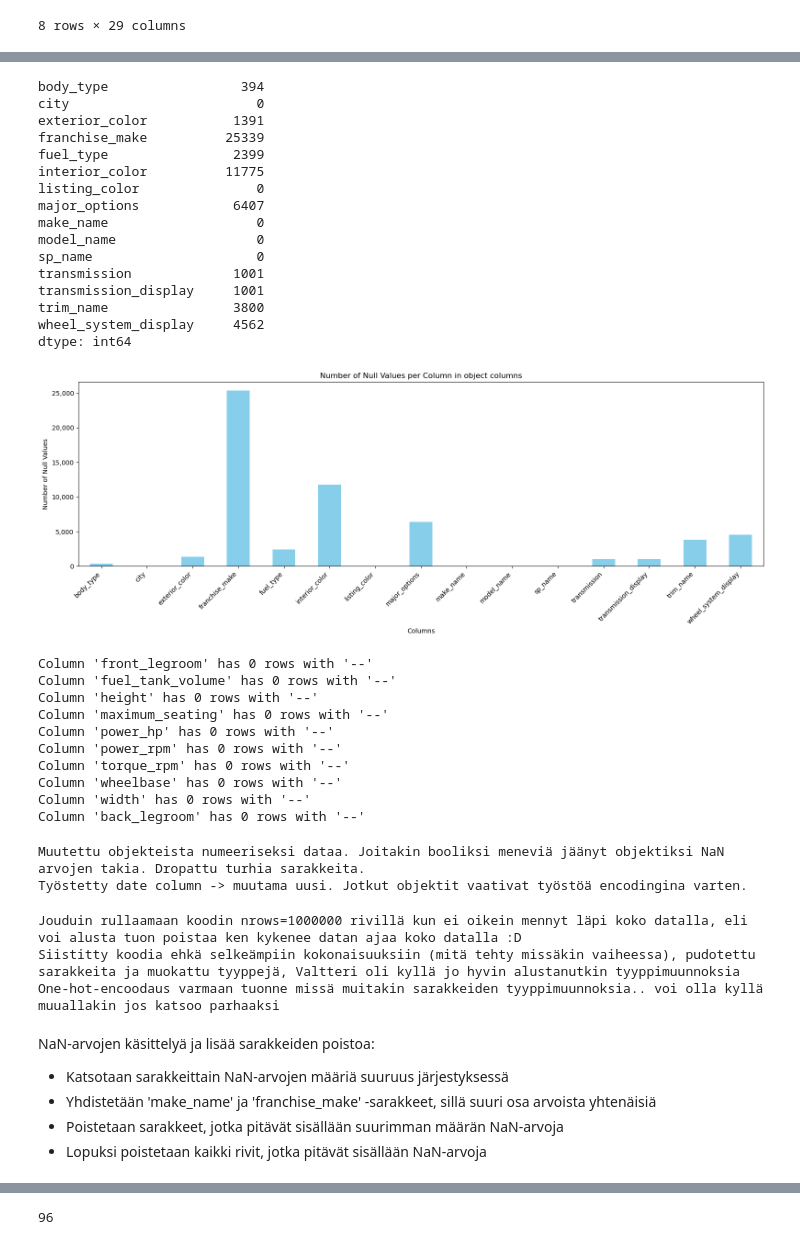
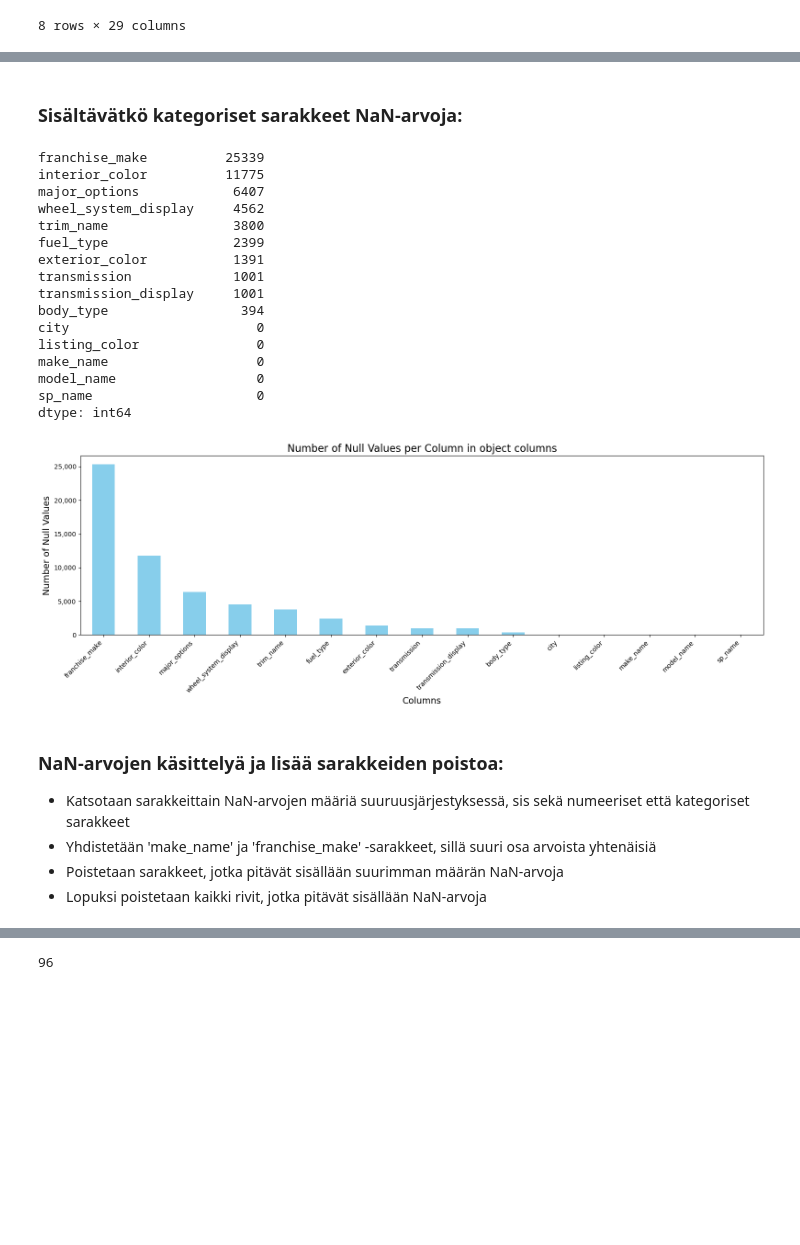
Before and after one commit to JermuSo/aida_project_group1, a Jupyter notebook: docs/Phase 3/phase_3_results.ipynb, the cells around one changed output, grey strips where cells are left out. Saved outputs shown, nothing was run; the diff lists cells and outputs as text; code cells hidden in the pictures; blank space fills up the shorter version.

```diff
--- a/docs/Phase 3/phase_3_results.ipynb
+++ b/docs/Phase 3/phase_3_results.ipynb
@@ -43,12 +43,12 @@ print("Data loaded successfully.")
 # %% [output]
 Data loaded successfully.
 # %%
-'''import pandas as pd
+import pandas as pd
 from tqdm import tqdm
 import warnings
 warnings.filterwarnings('ignore')
 
 
 file_path = r"C:\Users\Omistaja\Desktop\AI_DA-projekti1\aida-projekti-syksy-2024-ryhma-1\docs\us_used_cars\used_cars_data.csv"
-dataframe = pd.read_csv(file_path, nrows=100000)'''
+dataframe = pd.read_csv(file_path, nrows=100000)
 # %% [markdown]
@@ -430,84 +495,48 @@ Name: count, dtype: int64
+# %% [markdown]
+### Sisältävätkö kategoriset sarakkeet NaN-arvoja:
 # %%
 cat_cols = dataframe.select_dtypes(include=['object']).columns
 
 # Calculate null counts for each categorical column
-null_counts = dataframe[cat_cols].isnull().sum()
+null_counts = dataframe[cat_cols].isnull().sum().sort_values(ascending=False)
 print(null_counts)
 # %% [output]
+franchise_make          25339
+interior_color          11775
+major_options            6407
+wheel_system_display     4562
+trim_name                3800
+fuel_type                2399
+exterior_color           1391
+transmission             1001
+transmission_display     1001
 body_type                 394
 city                        0
-exterior_color           1391
-franchise_make          25339
-fuel_type                2399
-interior_color          11775
 listing_color               0
-major_options            6407
 make_name                   0
 model_name                  0
 sp_name                     0
-transmission             1001
-transmission_display     1001
-trim_name                3800
-wheel_system_display     4562
 dtype: int64
 # %%
 import pandas as pd
 import matplotlib.pyplot as plt
 
 plt.figure(figsize=(16, 6))
 null_counts.plot.bar(color='skyblue')
-plt.title('Number of Null Values per Column in object columns')
-plt.xlabel('Columns')
-plt.ylabel('Number of Null Values')
+plt.title('Number of Null Values per Column in object columns', fontsize=16)
+plt.xlabel('Columns', fontsize=14)
+plt.ylabel('Number of Null Values', fontsize=14)
 plt.xticks(rotation=45, ha='right')
 
 plt.gca().yaxis.set_major_formatter(plt.FuncFormatter(lambda x, _: f'{int(x):,}'))
 plt.tight_layout()
 plt.show()
 # %% [output]
-[figure, old version]
+[figure, new version]
-# %%
-columns_to_check = ['front_legroom', 'fuel_tank_volume', 'height', 'maximum_seating',
-                    'power_hp', 'power_rpm', 'torque_rpm', 'wheelbase', 'width', 'back_legroom']
-
-for col in columns_to_check:
-    count = (dataframe[col] == '--').sum()
-    print(f"Column '{col}' has {count} rows with '--'")
-# %% [output]
-Column 'front_legroom' has 0 rows with '--'
-Column 'fuel_tank_volume' has 0 rows with '--'
-Column 'height' has 0 rows with '--'
-Column 'maximum_seating' has 0 rows with '--'
-Column 'power_hp' has 0 rows with '--'
-Column 'power_rpm' has 0 rows with '--'
-Column 'torque_rpm' has 0 rows with '--'
-Column 'wheelbase' has 0 rows with '--'
-Column 'width' has 0 rows with '--'
-Column 'back_legroom' has 0 rows with '--'
-# %%
-a =('''
-Muutettu objekteista numeeriseksi dataa. Joitakin booliksi meneviä jäänyt objektiksi NaN arvojen takia. Dropattu turhia sarakkeita.
-Työstetty date column -> muutama uusi. Jotkut objektit vaativat työstöä encodingina varten.
-''')
-print(a)
-# %% [output]
-Muutettu objekteista numeeriseksi dataa. Joitakin booliksi meneviä jäänyt objektiksi NaN arvojen takia. Dropattu turhia sarakkeita.
-Työstetty date column -> muutama uusi. Jotkut objektit vaativat työstöä encodingina varten.
-# %%
-sara = ('''
-Jouduin rullaamaan koodin nrows=1000000 rivillä kun ei oikein mennyt läpi koko datalla, eli voi alusta tuon poistaa ken kykenee datan ajaa koko datalla :D
-Siistitty koodia ehkä selkeämpiin kokonaisuuksiin (mitä tehty missäkin vaiheessa), pudotettu sarakkeita ja muokattu tyyppejä, Valtteri oli kyllä jo hyvin alustanutkin tyyppimuunnoksia
-One-hot-encoodaus varmaan tuonne missä muitakin sarakkeiden tyyppimuunnoksia.. voi olla kyllä muuallakin jos katsoo parhaaksi
-''')
-print(sara)
-# %% [output]
-Jouduin rullaamaan koodin nrows=1000000 rivillä kun ei oikein mennyt läpi koko datalla, eli voi alusta tuon poistaa ken kykenee datan ajaa koko datalla :D
-Siistitty koodia ehkä selkeämpiin kokonaisuuksiin (mitä tehty missäkin vaiheessa), pudotettu sarakkeita ja muokattu tyyppejä, Valtteri oli kyllä jo hyvin alustanutkin tyyppimuunnoksia
-One-hot-encoodaus varmaan tuonne missä muitakin sarakkeiden tyyppimuunnoksia.. voi olla kyllä muuallakin jos katsoo parhaaksi
 # %% [markdown]
-NaN-arvojen käsittelyä ja lisää sarakkeiden poistoa:
+### NaN-arvojen käsittelyä ja lisää sarakkeiden poistoa:
 
-- Katsotaan sarakkeittain NaN-arvojen määriä suuruus järjestyksessä
+- Katsotaan sarakkeittain NaN-arvojen määriä suuruusjärjestyksessä, sis sekä numeeriset että kategoriset sarakkeet
 - Yhdistetään 'make_name' ja 'franchise_make' -sarakkeet, sillä suuri osa arvoista yhtenäisiä
 - Poistetaan sarakkeet, jotka pitävät sisällään suurimman määrän NaN-arvoja
 - Lopuksi poistetaan kaikki rivit, jotka pitävät sisällään NaN-arvoja
```
Also changed, not shown: parts of 28 cells of this notebook.
